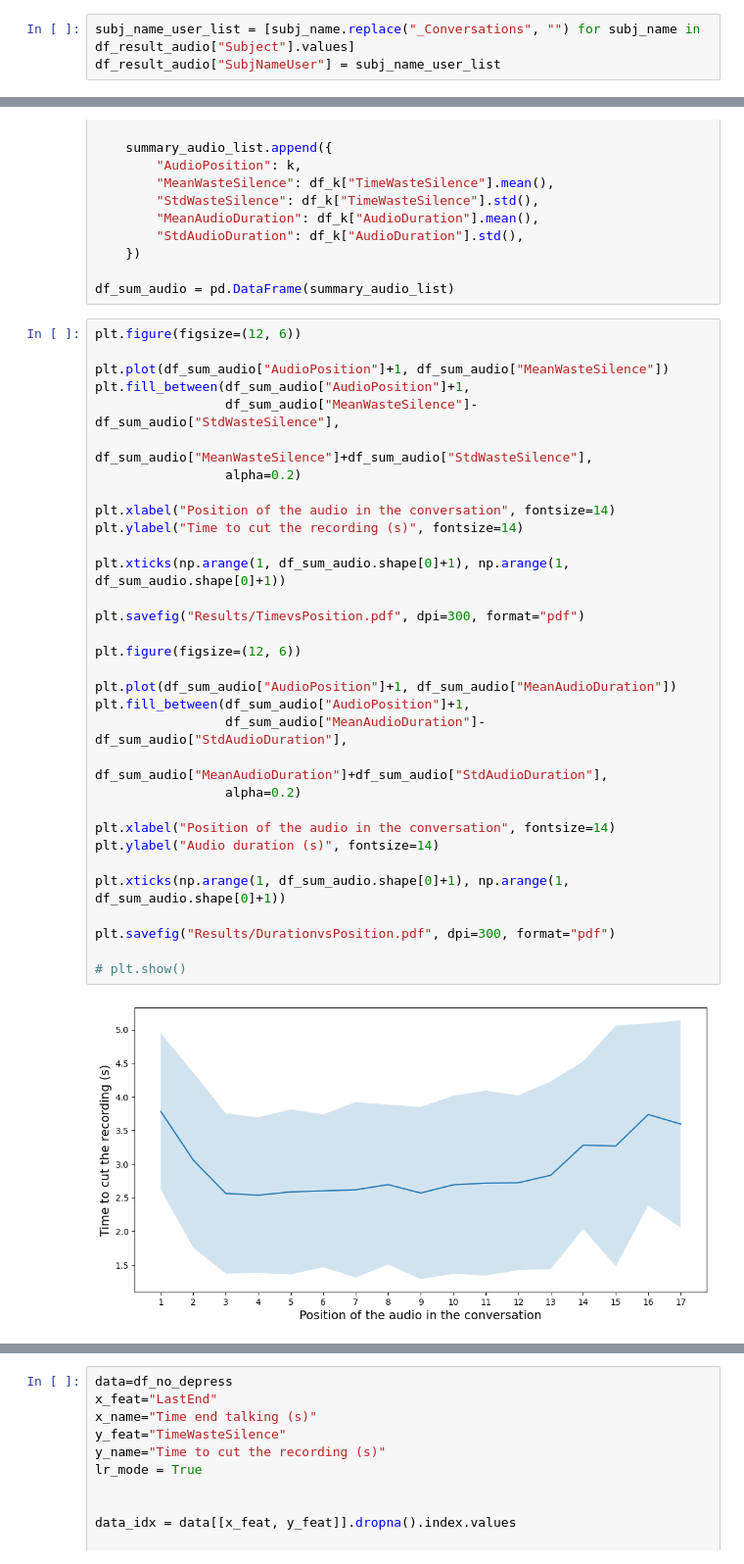
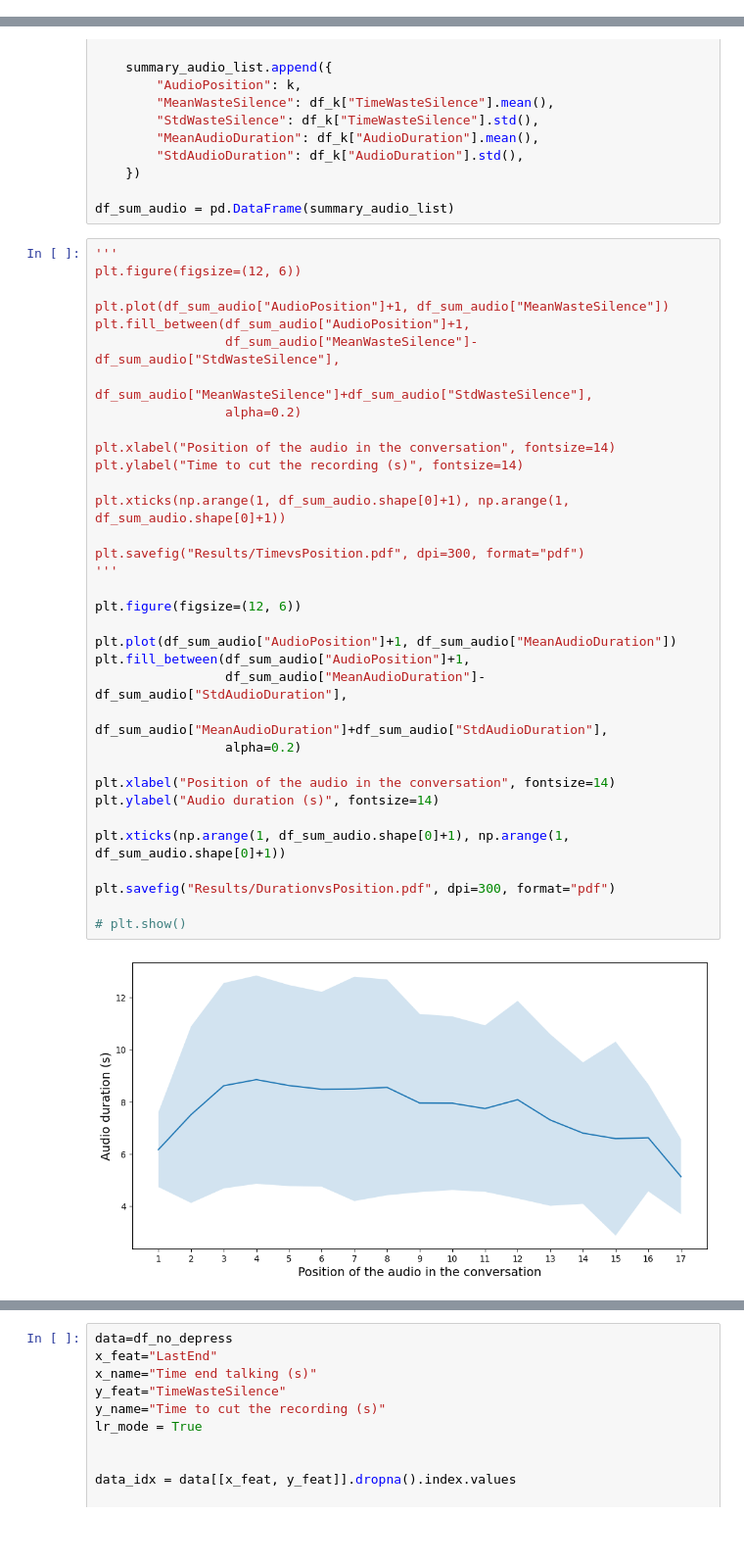
Before and after one commit to ASAPLableni/LableniBot, a Jupyter notebook: DataAnalysis/AudioCheck.ipynb, the cells around one changed output, grey strips where cells are left out. Shown at 98% size. Cells and saved outputs as stored; diff of their text form; blank space fills up the shorter version.

Commit message:
results and modify audios

```diff
--- a/DataAnalysis/AudioCheck.ipynb
+++ b/DataAnalysis/AudioCheck.ipynb
@@ -273,9 +347,6 @@ df_result_audio = pd.read_csv("Results/AudioProcessedData.csv", sep=";")
 with open('Results/NoDepressSubjects.txt', 'r') as f:
     subj_no_depress_list = f.readlines()
 subj_no_depress_list = [subj.replace("\n", "") for subj in subj_no_depress_list]
-# %%
-subj_name_user_list = [subj_name.replace("_Conversations", "") for subj_name in df_result_audio["Subject"].values]
-df_result_audio["SubjNameUser"] = subj_name_user_list
 # %%
 all_subj_list = []
 for subj, df_subj in df_result_audio.groupby("SubjNameUser"):
@@ -318,36 +393,38 @@ for k, df_k in df_no_depress.groupby("AudioPosition"):
 
 df_sum_audio = pd.DataFrame(summary_audio_list)
 # %%
+'''
 plt.figure(figsize=(12, 6))
 
 plt.plot(df_sum_audio["AudioPosition"]+1, df_sum_audio["MeanWasteSilence"])
 plt.fill_between(df_sum_audio["AudioPosition"]+1,
                  df_sum_audio["MeanWasteSilence"]-df_sum_audio["StdWasteSilence"],
                  df_sum_audio["MeanWasteSilence"]+df_sum_audio["StdWasteSilence"],
                  alpha=0.2)
 
 plt.xlabel("Position of the audio in the conversation", fontsize=14)
 plt.ylabel("Time to cut the recording (s)", fontsize=14)
 
 plt.xticks(np.arange(1, df_sum_audio.shape[0]+1), np.arange(1, df_sum_audio.shape[0]+1))
 
 plt.savefig("Results/TimevsPosition.pdf", dpi=300, format="pdf")
+'''
 
 plt.figure(figsize=(12, 6))
 
 plt.plot(df_sum_audio["AudioPosition"]+1, df_sum_audio["MeanAudioDuration"])
 plt.fill_between(df_sum_audio["AudioPosition"]+1,
                  df_sum_audio["MeanAudioDuration"]-df_sum_audio["StdAudioDuration"],
                  df_sum_audio["MeanAudioDuration"]+df_sum_audio["StdAudioDuration"],
                  alpha=0.2)
 
 plt.xlabel("Position of the audio in the conversation", fontsize=14)
 plt.ylabel("Audio duration (s)", fontsize=14)
 
 plt.xticks(np.arange(1, df_sum_audio.shape[0]+1), np.arange(1, df_sum_audio.shape[0]+1))
 
 plt.savefig("Results/DurationvsPosition.pdf", dpi=300, format="pdf")
 
 # plt.show()
 # %% [output]
-[figure, old version]
+[figure, new version]
```
Also changed, not shown: parts of 10 cells of this notebook, 2 other files.
